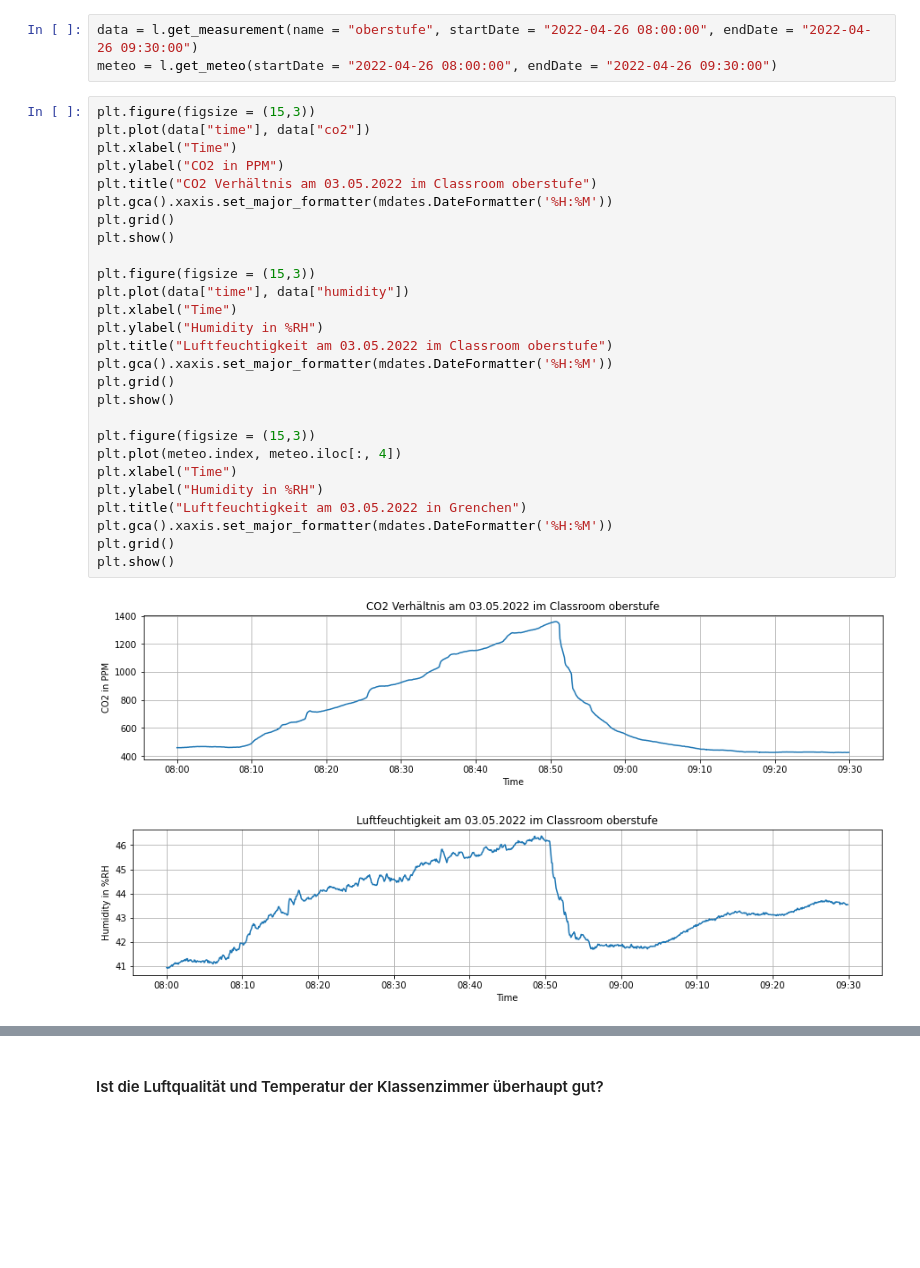
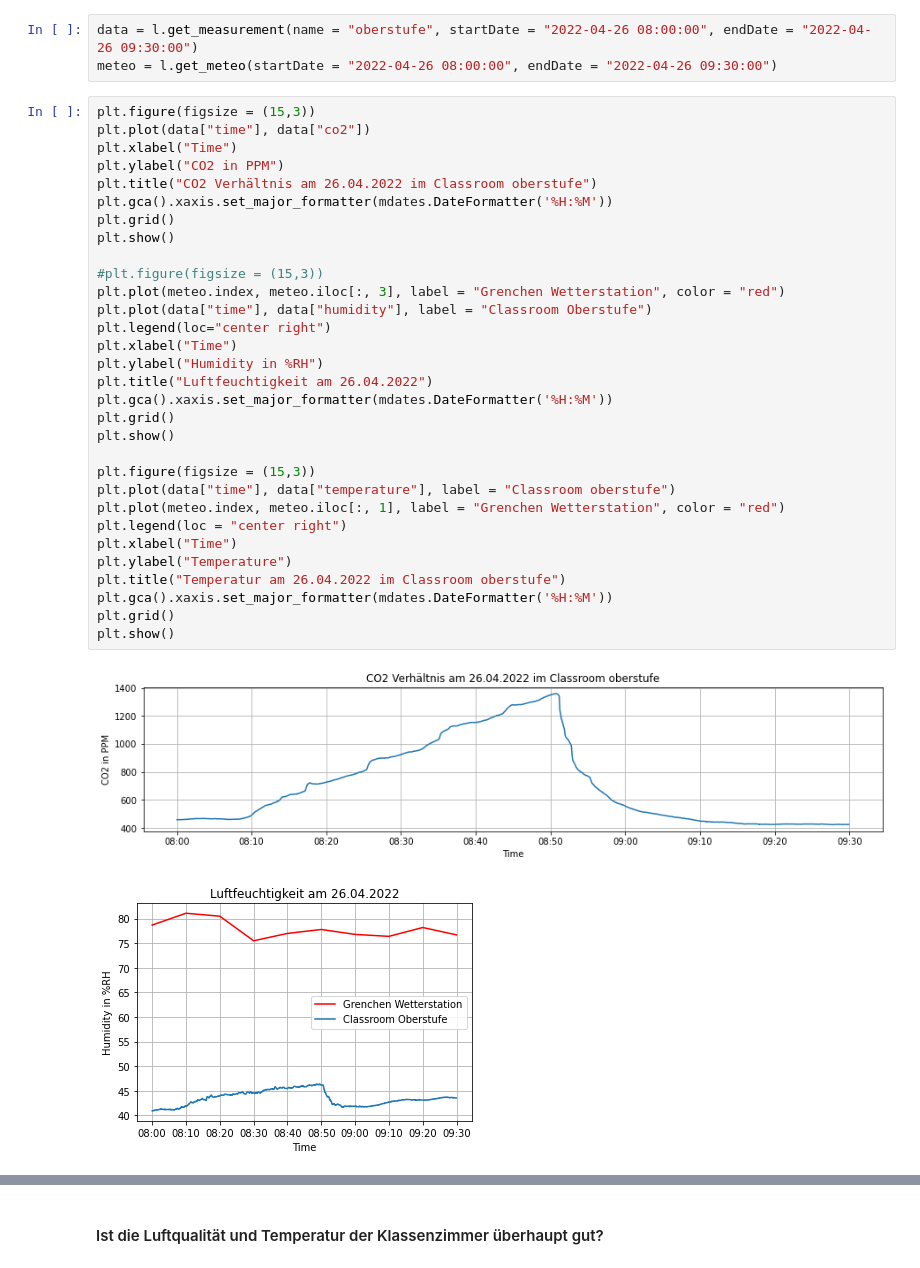
Before and after one commit to Smart-Classroom-Challenge/Data-Evaluation, a Jupyter notebook: Forschungsfrage_4.ipynb, the cells around one changed output, grey strips where cells are left out. Cells and saved outputs as stored; diff of their text form; blank space fills up the shorter version.

```diff
--- a/Forschungsfrage_4.ipynb
+++ b/Forschungsfrage_4.ipynb
@@ -73,30 +57,34 @@ meteo = l.get_meteo(startDate = "2022-04-26 08:00:00", endDate = "2022-04-26 09:
 # %%
 plt.figure(figsize = (15,3))
 plt.plot(data["time"], data["co2"])
 plt.xlabel("Time")
 plt.ylabel("CO2 in PPM")
-plt.title("CO2 Verhältnis am 03.05.2022 im Classroom oberstufe")
+plt.title("CO2 Verhältnis am 26.04.2022 im Classroom oberstufe")
+plt.gca().xaxis.set_major_formatter(mdates.DateFormatter('%H:%M'))
+plt.grid()
+plt.show()
+
+#plt.figure(figsize = (15,3))
+plt.plot(meteo.index, meteo.iloc[:, 3], label = "Grenchen Wetterstation", color = "red")
+plt.plot(data["time"], data["humidity"], label = "Classroom Oberstufe")
+plt.legend(loc="center right")
+plt.xlabel("Time")
+plt.ylabel("Humidity in %RH")
+plt.title("Luftfeuchtigkeit am 26.04.2022")
 plt.gca().xaxis.set_major_formatter(mdates.DateFormatter('%H:%M'))
 plt.grid()
 plt.show()
 
 plt.figure(figsize = (15,3))
-plt.plot(data["time"], data["humidity"])
+plt.plot(data["time"], data["temperature"], label = "Classroom oberstufe")
+plt.plot(meteo.index, meteo.iloc[:, 1], label = "Grenchen Wetterstation", color = "red")
+plt.legend(loc = "center right")
 plt.xlabel("Time")
-plt.ylabel("Humidity in %RH")
-plt.title("Luftfeuchtigkeit am 03.05.2022 im Classroom oberstufe")
+plt.ylabel("Temperature")
+plt.title("Temperatur am 26.04.2022 im Classroom oberstufe")
 plt.gca().xaxis.set_major_formatter(mdates.DateFormatter('%H:%M'))
 plt.grid()
 plt.show()
-
-plt.figure(figsize = (15,3))
-plt.plot(meteo.index, meteo.iloc[:, 4])
-plt.xlabel("Time")
-plt.ylabel("Humidity in %RH")
-plt.title("Luftfeuchtigkeit am 03.05.2022 in Grenchen")
-plt.gca().xaxis.set_major_formatter(mdates.DateFormatter('%H:%M'))
-plt.grid()
-plt.show()
 # %% [output]
 [figure]
-[figure, old version]
+[figure, new version]
```
Also changed, not shown: parts of 4 cells of this notebook.
